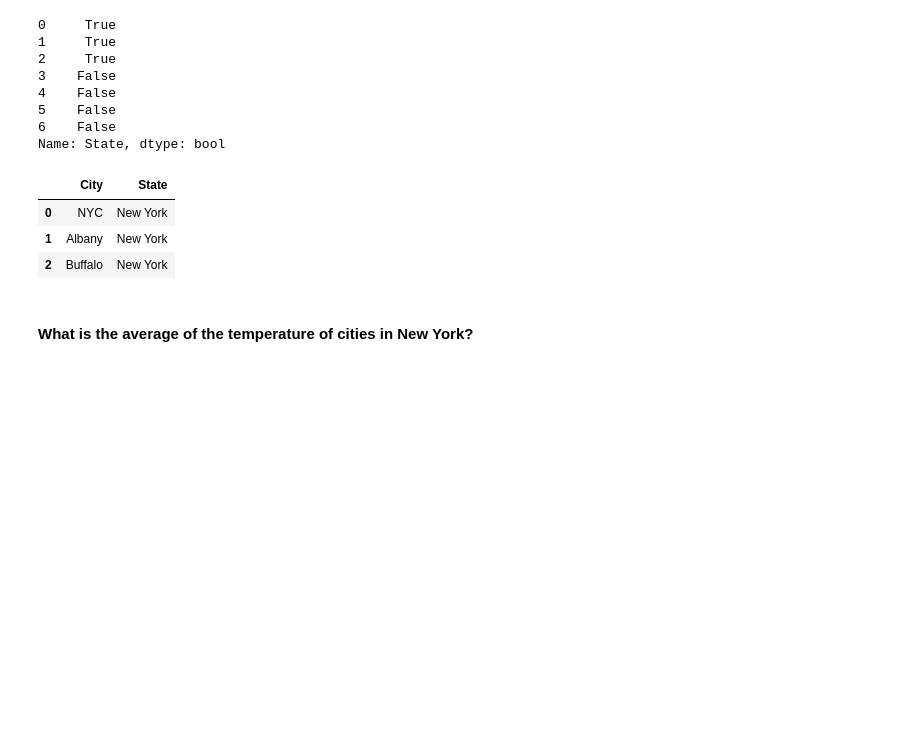
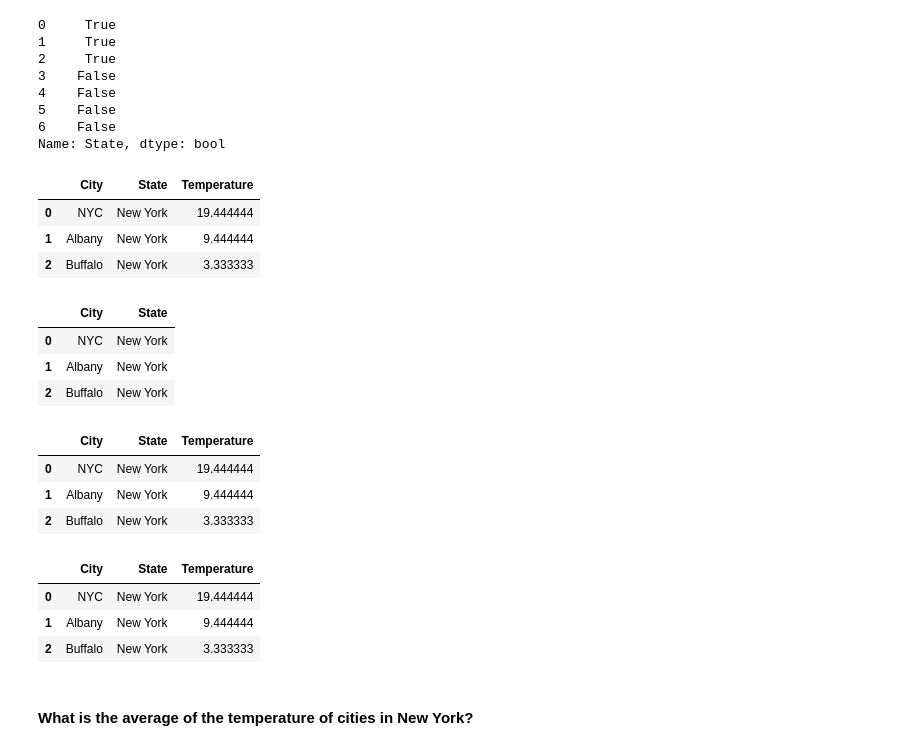
Before and after one commit to ironhacksao-datateam/june2019-ft, a Jupyter notebook: week_3/19_lab_subsetting_and_descriptive_stats/your-code/19_lab_subsetting_and_descriptive_stats.ipynb, the cells around one changed output. Saved outputs shown, nothing was run; the diff lists cells and outputs as text; code cells hidden in the pictures; blank space fills up the shorter version.

```diff
--- a/week_3/19_lab_subsetting_and_descriptive_stats/your-code/19_lab_subsetting_and_descriptive_stats.ipynb
+++ b/week_3/19_lab_subsetting_and_descriptive_stats/your-code/19_lab_subsetting_and_descriptive_stats.ipynb
@@ -83,6 +83,13 @@ ny_mask
 5    False
 6    False
 Name: State, dtype: bool
+# %%
+temp[ny_mask]
+# %% [output]
+|  | City | State | Temperature |
+| 0 | NYC | New York | 19.444444 |
+| 1 | Albany | New York | 9.444444 |
+| 2 | Buffalo | New York | 3.333333 |
 # %%
 # passing the boolean mask to filter the 'True' values
 ny_temp = temp[ny_mask]
@@ -94,6 +101,20 @@ ny_temp[['City', 'State']]
 | 0 | NYC | New York |
 | 1 | Albany | New York |
 | 2 | Buffalo | New York |
+# %%
+temp[temp.State == 'New York']
+# %% [output]
+|  | City | State | Temperature |
+| 0 | NYC | New York | 19.444444 |
+| 1 | Albany | New York | 9.444444 |
+| 2 | Buffalo | New York | 3.333333 |
+# %%
+temp.query('State == "New York"')
+# %% [output]
+|  | City | State | Temperature |
+| 0 | NYC | New York | 19.444444 |
+| 1 | Albany | New York | 9.444444 |
+| 2 | Buffalo | New York | 3.333333 |
 # %% [markdown]
 #### What is the average of the temperature of cities in New York?
 # %%
```
Also changed, not shown: 2 other files.
